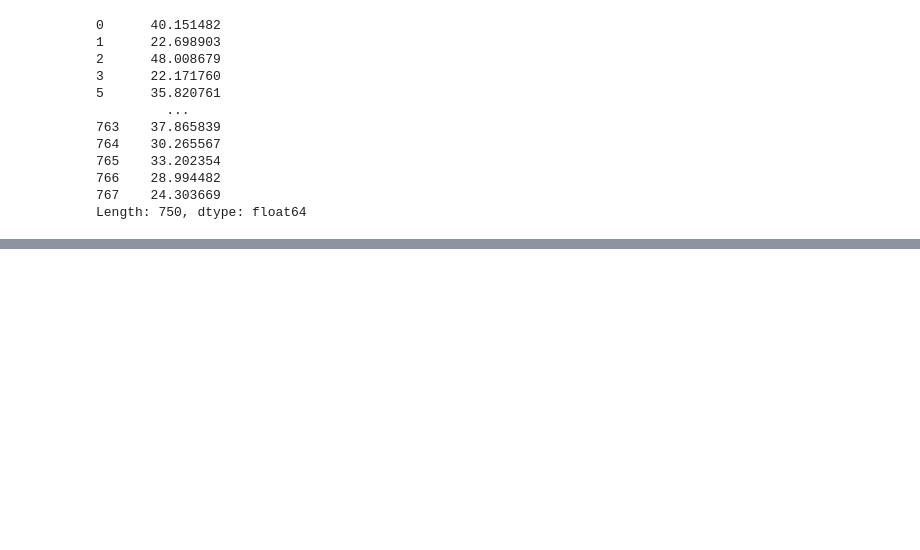
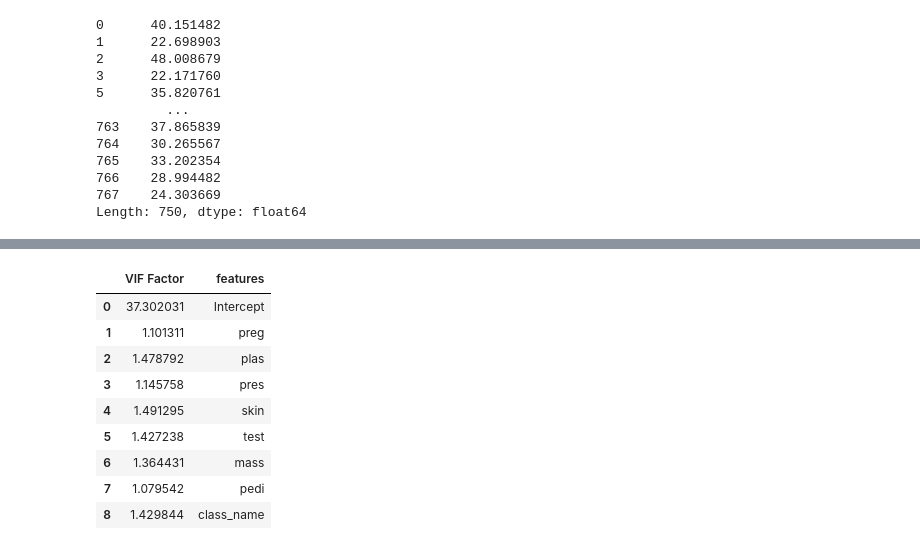
Before and after one commit to InfoDeveloper-dev/Machine-Learning-Basics, a Jupyter notebook: Linear_Regression/Multivariate_Linear_Regression.ipynb, the cells around one changed output, grey strips where cells are left out. Saved outputs shown, nothing was run; the diff lists cells and outputs as text; code cells hidden in the pictures; blank space fills up the shorter version.

Commit message:
Added code for variance inflation factor

```diff
--- a/Linear_Regression/Multivariate_Linear_Regression.ipynb
+++ b/Linear_Regression/Multivariate_Linear_Regression.ipynb
@@ -49,6 +52,7 @@ diabetes_csv_file.head(5)
 | 4 | 0 | 137 | 40 | 35 | 168 | 43.1 | 2.288 | 33 | 1 |
 # %%
 diabetes_csv_file_copy = diabetes_csv_file.copy()
+diabetes_csv_file_dmatrics = diabetes_csv_file.copy()
 data = diabetes_csv_file_copy.drop(['age'], axis=1)
 target = diabetes_csv_file['age']
 # %% [markdown]
@@ -224,0 +247,19 @@ Length: 750, dtype: float64
+# %%
+y, X = dmatrices('age ~ preg + plas + pres + skin + test + mass + pedi + class_name', diabetes_csv_file_dmatrics, return_type='dataframe')
+# %%
+vif = pd.DataFrame()
+vif["VIF Factor"] = [variance_inflation_factor(X.values, i) for i in range(X.shape[1])]
+vif["features"] = X.columns
+# %%
+vif
+# %% [output]
+|  | VIF Factor | features |
+| 0 | 37.302031 | Intercept |
+| 1 | 1.101311 | preg |
+| 2 | 1.478792 | plas |
+| 3 | 1.145758 | pres |
+| 4 | 1.491295 | skin |
+| 5 | 1.427238 | test |
+| 6 | 1.364431 | mass |
+| 7 | 1.079542 | pedi |
+| 8 | 1.429844 | class_name |
```
Also changed, not shown: parts of 7 cells of this notebook.
